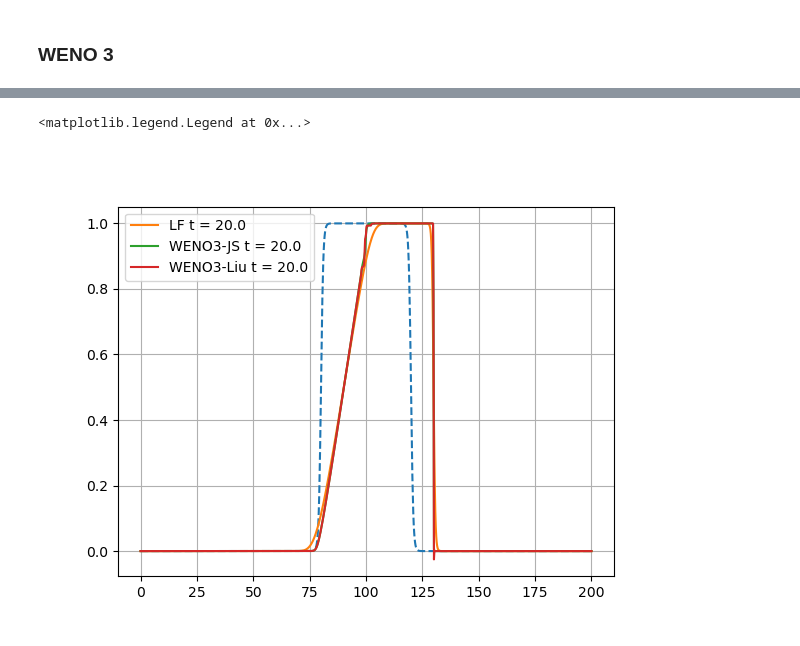
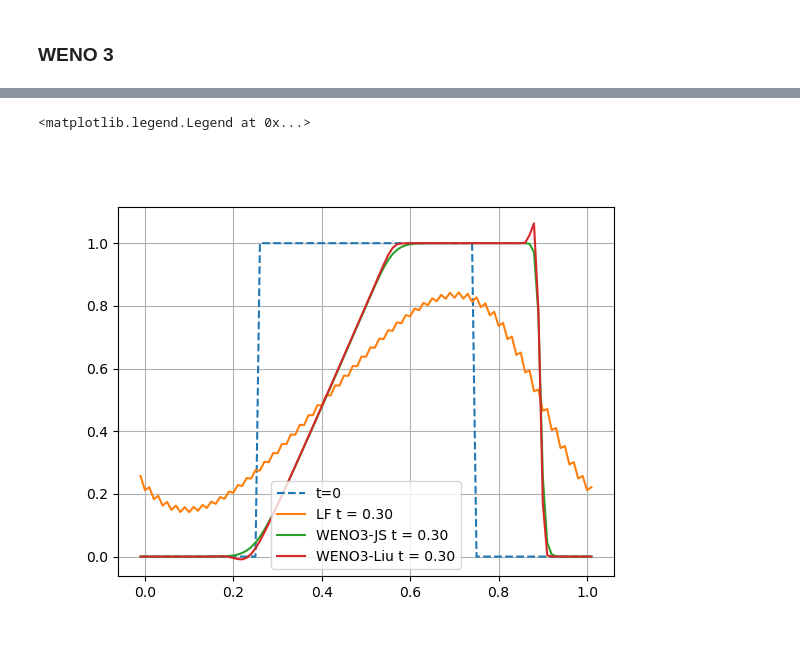
Before and after one commit to nicolasaunai/schemes, a Jupyter notebook: schemes.ipynb, the cells around one changed output, grey strips where cells are left out. Saved outputs shown, nothing was run; the diff lists cells and outputs as text; code cells hidden in the pictures.

```diff
--- a/schemes.ipynb
+++ b/schemes.ipynb
@@ -287,0 +318,8 @@ ax.legend()
+# %%
+fig,ax = plt.subplots()
+ax.plot(grid.xp,u0,ls="--", label="t=0")
+for itdiag in [-1]:
+    for method, u in udiag.items():
+        ax.plot(grid.xp, u[:,itdiag], label="{} t = {:4.2f}".format(method,times[itdiag]))
+ax.grid()
+ax.legend()
@@ -288,11 +329,10 @@ ax.legend()
 # %%
-grid, u0, udiag, times = run(0.002, 500, 0.01, 200, "sine", "burger")
+grid, u0, udiag, times = run(0.005, 1, 0.01, 1, "sine", "burger",100)
 # %%
-
 fig,ax = plt.subplots()
-ax.plot(grid.xp,u0,ls="--")
-for itdiag in [4000]:
+ax.plot(grid.xp,u0,ls="--", label="t=0")
+for itdiag in [-1]:
     for method, u in udiag.items():
-        ax.plot(grid.xp, u[:,itdiag], label="{} t = {:4.1f}".format(method,times[itdiag]))
+        ax.plot(grid.xp, u[:,itdiag], label="{} t = {:4.2f}".format(method,times[itdiag]))
 ax.grid()
 ax.legend()
@@ -299,14 +342,13 @@ ax.legend()
 # %%
-grid, u0, udiag, times = run(0.1, 100, 0.2, 200, "square", "burger")
+grid, u0, udiag, times = run(0.001, 0.3, 0.01, 1, "square", "burger",100)
 # %%
-
 fig,ax = plt.subplots()
-ax.plot(grid.xp,u0,ls="--")
-for itdiag in [200]:
+ax.plot(grid.xp,u0,ls="--", label="t=0")
+for itdiag in [-1]:
     for method, u in udiag.items():
-        ax.plot(grid.xp, u[:,itdiag], label="{} t = {:4.1f}".format(method,times[itdiag]))
+        ax.plot(grid.xp, u[:,itdiag], label="{} t = {:4.2f}".format(method,times[itdiag]))
 ax.grid()
 ax.legend()
 # %% [output]
 <matplotlib.legend.Legend at 0x...>
-[figure, old version]
+[figure, new version]
```
Also changed, not shown: parts of 15 cells of this notebook.
